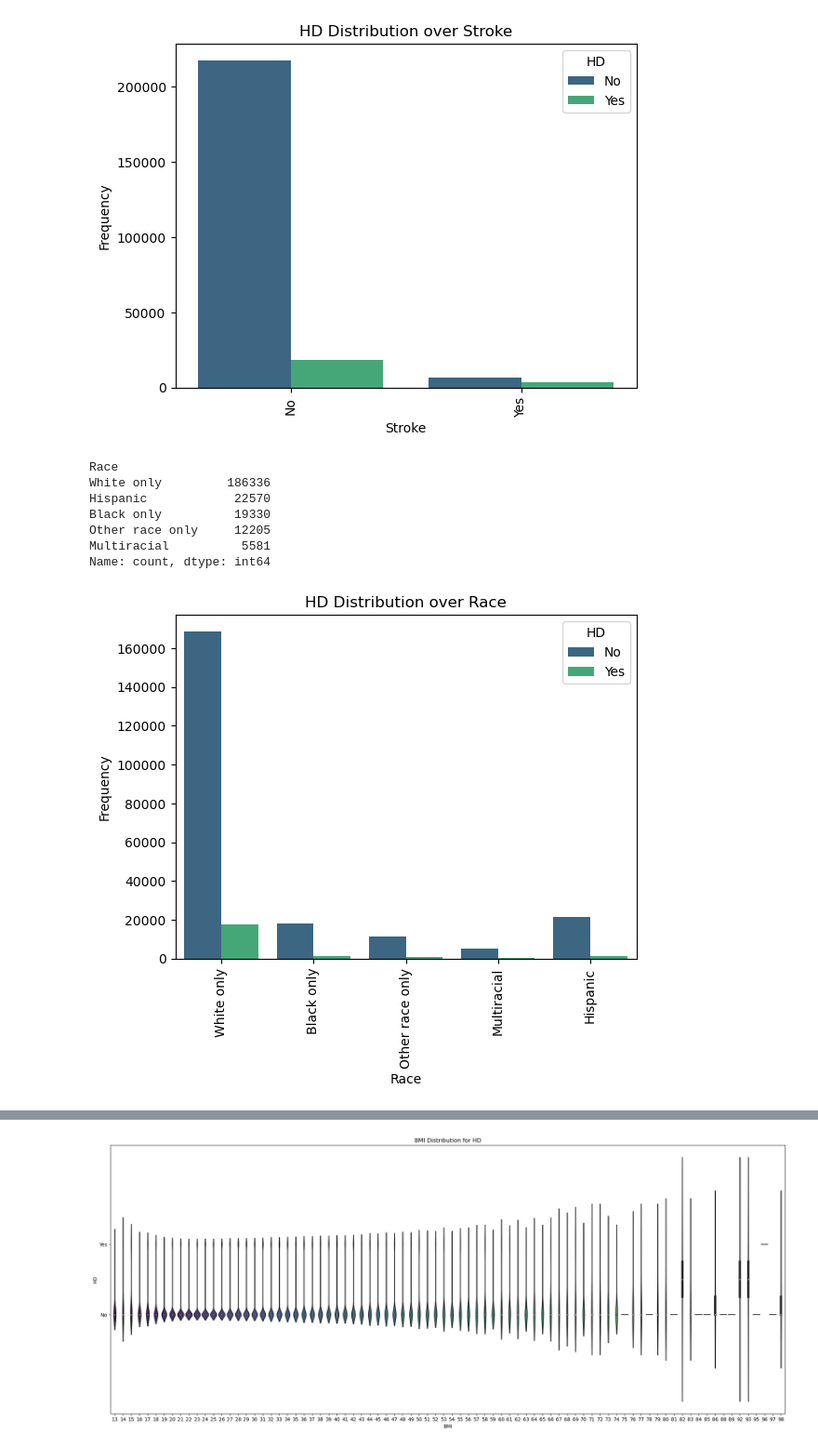
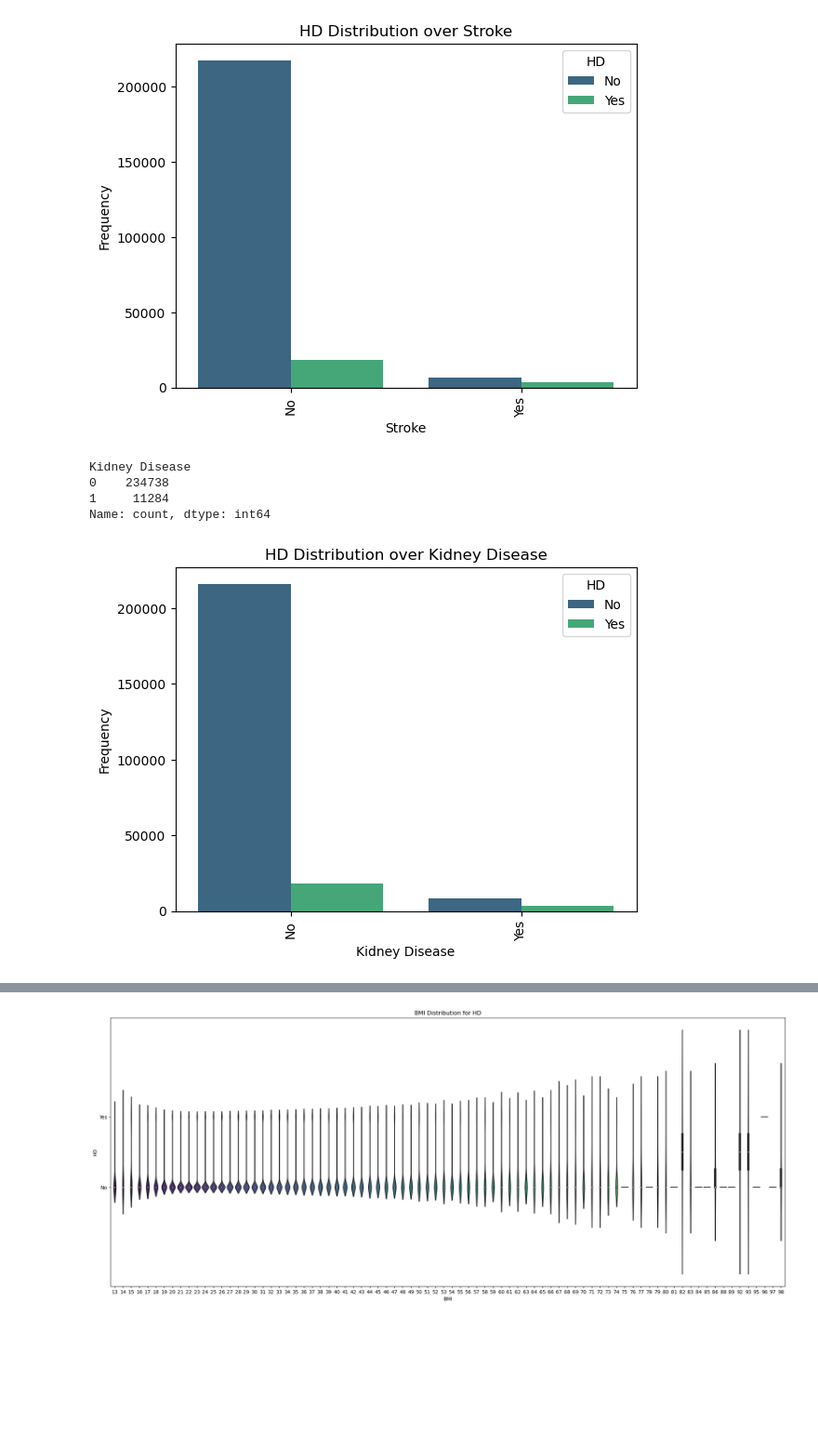
Before and after one commit to hotredcar/Project-1-Group-4, a Jupyter notebook: main-ali.ipynb, the cells around one changed output, grey strips where cells are left out. Shown at 93% size. Drawn from its saved outputs; the diff is of its cells as text; code cells hidden in the pictures; blank space fills up the shorter version.

Commit message:
Reorganised graphs, added heatmaps, added HD ratios, New plots

```diff
--- a/main-ali.ipynb
+++ b/main-ali.ipynb
@@ -176,7 +176,7 @@ print('Main Dataframe size =',  original_df_size, '- Cleaned Dataframe size =',
 Main Dataframe size = 9840880 - Cleaned Dataframe size = 4182374 - Dataframe is reduced by = 5658506 elements and 58.0 %
 # %%
 columns_reordered= ['Race', 'Sex', 'Age', 'Health', 'BMI', 'PA', 'Sleep', 'Smoker', 'Alcohol', 'Difficulty Walking',
-                    'Kidney Disease', 'Skin Cancer','Asthma', 'COPD', 'Diabetes', 'Stroke', 'HD']
+                    'Diabetes', 'COPD', 'Skin Cancer', 'Asthma', 'Stroke', 'Kidney Disease', 'HD']
 filtered_data_reordered = filtered_data_df[columns_reordered]
 filtered_data_reordered.head()
 # %% [output]
@@ -395,28 +833,25 @@ plt.show()
 # %% [output]
 [figure]
 # %%
-filtered_data_reordered['Race'].value_counts()
+filtered_data_reordered['Kidney Disease'].value_counts()
 # %% [output]
-Race
-White only         186336
-Hispanic            22570
-Black only          19330
-Other race only     12205
-Multiracial          5581
+Kidney Disease
+0    234738
+1     11284
 Name: count, dtype: int64
 # %%
-sns.countplot(x=filtered_data_reordered['Race'], hue='HD', data=filtered_data_reordered, palette='viridis')
+sns.countplot(x=filtered_data_reordered['Kidney Disease'], hue='HD', data=filtered_data_reordered, palette='viridis')
 
-plt.title('HD Distribution over Race')
+plt.title('HD Distribution over Kidney Disease')
 
 # Set labels and rotate x-axis labels
-plt.xlabel('Race')
+plt.xlabel('Kidney Disease')
 plt.ylabel('Frequency')
-plt.xticks(rotation=90)  # Adjust the rotation angle as needed
+plt.xticks(ticks=range(len(filtered_data_reordered['Kidney Disease'].unique())),labels=['No', 'Yes'], rotation=90)  # Adjust the rotation angle as needed
 legend_labels = ['No', 'Yes']
 plt.legend(title='HD', labels=legend_labels,loc='upper right')
 
 # Show the plot
 plt.show()
 # %% [output]
-[figure, old version]
+[figure, new version]
```
Also changed, not shown: parts of 53 cells of this notebook, 2 other files.
